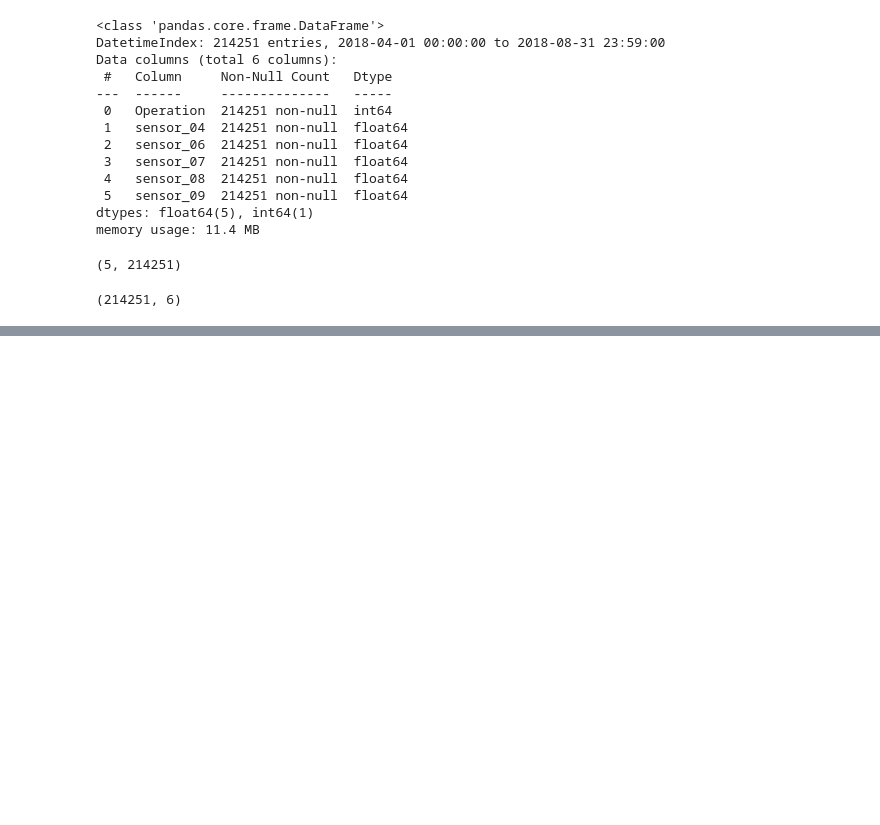
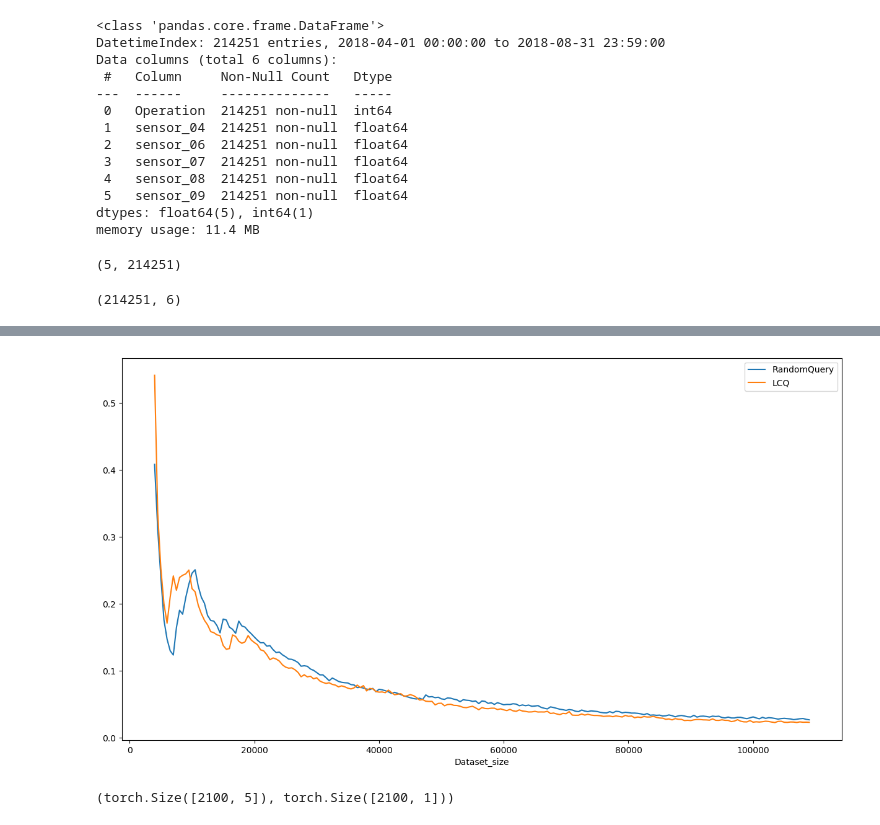
Before and after one commit to CarlinCyril/active_learning, a Jupyter notebook: AL_pump_sensor.ipynb, the cells around one changed output, grey strips where cells are left out. Drawn from its saved outputs; the diff is of its cells as text; code cells hidden in the pictures; blank space fills up the shorter version.

```diff
--- a/AL_pump_sensor.ipynb
+++ b/AL_pump_sensor.ipynb
@@ -196,6 +217,7 @@ class LstmNet(nn.Module):
             batch_first=True,
         )
         self.pool = nn.MaxPool1d(10)
+        self.dropout = nn.Dropout(0.5)
         self.fc = nn.Linear(10, 1)
 
     def forward(self, x):
@@ -204,7 +226,7 @@ class LstmNet(nn.Module):
         # print(f'{out.shape}')
         out = self.pool(out)
         # print(f'{out.shape=}')
-        # out = out.view(-1, 128*50)
+        out = self.dropout(out)
         # print(f'{out.shape}')
         out = self.fc(out)
         out = torch.sigmoid(out)
@@ -387,36 +431,47 @@ class Oracle:
 # %%
 import traceback
 
-num_queries = 3
+num_queries = 211
+num_epochs = 2
+query_size = 500
 
 train_dataset_al = SensorDataset(df0.values[:110000])
 test_dataset_al = SensorDataset(df0.values[110000:])
 test_dataloader_al = DataLoader(test_dataset_al, batch_size=128)
 lstm_model = LstmNet(5).to(device)
+list_metrics = []
+labeled_data_sizes = []
 
 first_phase_loaders = {
     'train': DataLoader(train_dataset_al, batch_size=128, sampler=SubsetRandomSampler(np.where(train_dataset_al.unlabeled_mask == 0)[0])),
     'eval': test_dataloader_al
 }
 
-train(lstm_model, 10, first_phase_loaders)
+print('Initialization of the model')
+list_metrics.append(train(lstm_model, num_epochs, first_phase_loaders, verbose=False))
 
 oracle = Oracle(
     model=lstm_model,
-    dataset=train_dataset,
+    dataset=train_dataset_al,
     strategy='lconf',
-    batch_size=128
+    batch_size=128,
+    query_size=query_size
 )
 try:
-    for query_i in range(10):
-        print('Labeled data size:', (train_dataset.unlabeled_mask == 0).sum())
+    for query_i in range(num_queries):
+        labeled_data_size = (train_dataset_al.unlabeled_mask == 0).sum()
+        labeled_data_sizes.append(labeled_data_size)
+        print(f'\n==================== Loop {query_i} ====================')
+        print('Labeled data size:', labeled_data_size)
         next_data_loader = oracle.request_label()
         phase_loaders = {
             'train': next_data_loader,
             'eval': test_dataloader_al
         }
-        train(model=lstm_model, num_epochs=10, data_loaders=phase_loaders)
+        list_metrics.append(train(model=lstm_model, num_epochs=num_epochs, data_loaders=phase_loaders, verbose=False))
 except Exception as e:
     traceback.print_exc()
     print(e)
+
+eval_metrics_df = pd.DataFrame(list(map(lambda x: x['eval'].__dict__, list_metrics))).fillna(0)
 # %% [output]
@@ -445,0 +549,21 @@ np.where(arr == 0)
+# %%
+random_eval_metrics_df = pd.DataFrame(list(map(lambda x: x['train'].__dict__, random_list_metrics))).fillna(0)
+eval_metrics_df = pd.DataFrame(list(map(lambda x: x['train'].__dict__, list_metrics))).fillna(0)
+# %%
+comparison_loss_df = pd.DataFrame(None, columns=['Dataset_size', 'RandomQuery', 'LCQ'])
+comparison_loss_df.Dataset_size = labeled_data_sizes
+comparison_loss_df.RandomQuery = random_eval_metrics_df.loss
+comparison_loss_df.LCQ = eval_metrics_df.loss
+comparison_loss_df = comparison_loss_df.set_index('Dataset_size')
+comparison_loss_df.plot()
+plt.show()
+# %% [output]
+[figure, added]
+# %%
+example_inputs = [test_dataset[i][0].view(1, 5) for i in range(18500, 20600)]
+example_outputs = [test_dataset[i][1].view(-1, 1) for i in range(18500, 20600)]
+example_inputs = torch.concat(example_inputs, dim=0)
+example_outputs = torch.concat(example_outputs, dim=0)
+example_inputs.shape, example_outputs.shape
+# %% [output]
+(torch.Size([2100, 5]), torch.Size([2100, 1]))
```
Also changed, not shown: parts of 11 cells of this notebook.
